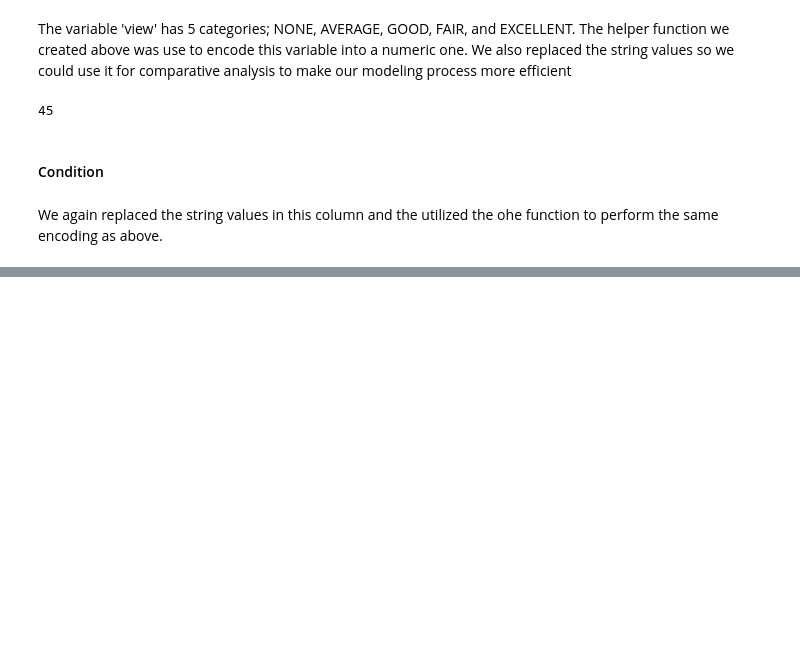
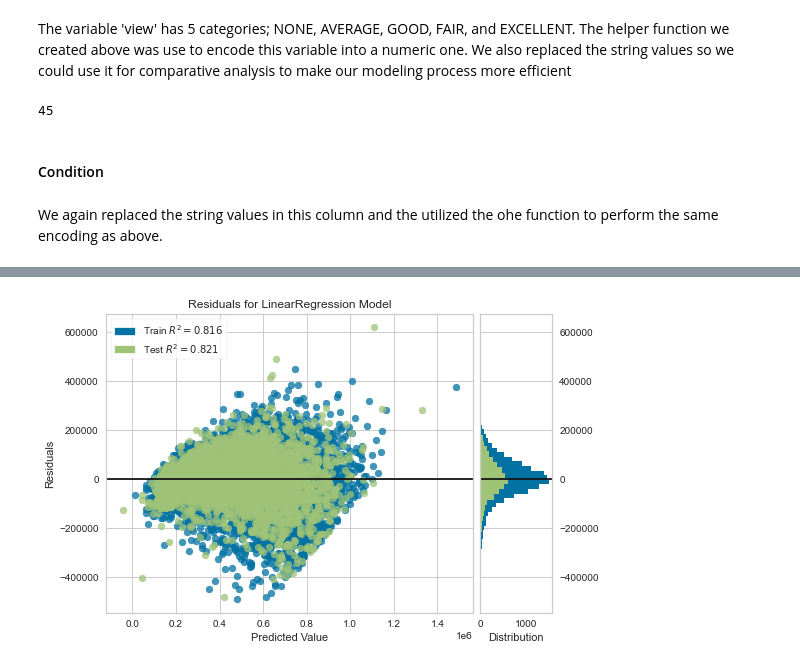
Before and after one commit to ssaeed85/dsc-ph2-KingsCountyRealEstate, a Jupyter notebook: Workspace/Nimeshi/Phase2ProjectNEWNEW.ipynb, the cells around one changed output, grey strips where cells are left out. Cells and saved outputs as stored; diff of their text form; code cells hidden in the pictures; blank space fills up the shorter version.

```diff
--- a/Workspace/Nimeshi/Phase2ProjectNEWNEW.ipynb
+++ b/Workspace/Nimeshi/Phase2ProjectNEWNEW.ipynb
@@ -267,0 +399,2 @@ We again replaced the string values in this column and the utilized the ohe func
+# %%
+get_train_test_metrics(y_train, train_preds, y_test, test_preds)
@@ -267,0 +417,9 @@ We again replaced the string values in this column and the utilized the ohe func
+# %%
+cols = ['sqft_living', 'sqft_living15', 'bedrooms', 'bathrooms', 'yr_built'] + encoded_condition + encoded_view + encoded_zipcode
+y = y_train
+x = X_train.filter(cols, axis=1)
+
+y2 = y_test
+x2 = X_test.filter(cols, axis=1)
+# %%
+X_train_scaled, X_test_scaled, train_preds, test_preds = scale_n_score(x,y,x2,y2)
@@ -267,0 +429,2 @@ We again replaced the string values in this column and the utilized the ohe func
+# %%
+get_train_test_metrics(y_train, train_preds, y_test, test_preds)
@@ -267,0 +443,10 @@ We again replaced the string values in this column and the utilized the ohe func
+# %%
+lr = LinearRegression()
+visualizer = ResidualsPlot(lr)
+
+visualizer.fit(X_train_scaled, y_train)  # Fit the training data to the visualizer
+visualizer.score(X_test_scaled, y_test)  # Evaluate the model on the test data
+visualizer.show()
+plt.show()
+# %% [output]
+[figure, added]
```
Also changed, not shown: parts of 88 cells of this notebook.
